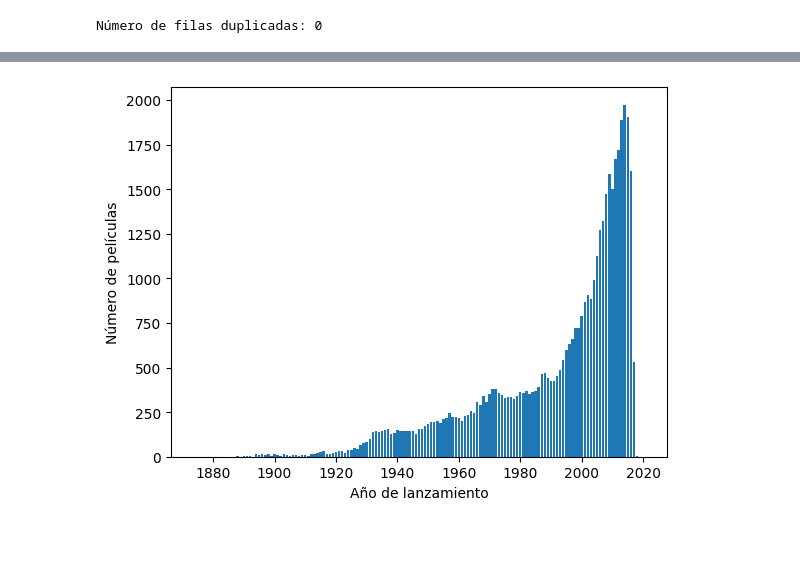
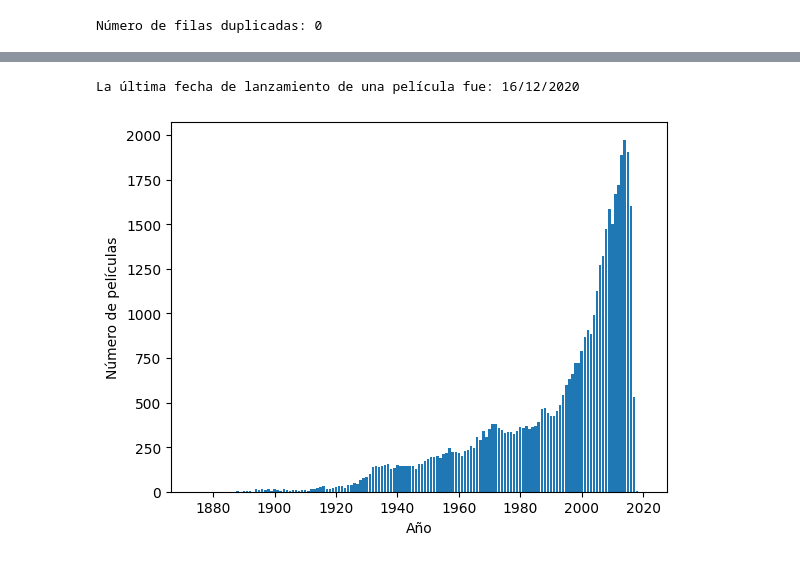
Before and after one commit to CASA27/MLOPs, a Jupyter notebook: eda.ipynb, the cells around one changed output, grey strips where cells are left out. Cells and saved outputs as stored; diff of their text form; code cells hidden in the pictures.

```diff
--- a/eda.ipynb
+++ b/eda.ipynb
@@ -126,0 +80,7 @@ plt.show()
+# %%
+peliculas_anio = data['release_year'].value_counts().sort_index()
+
+plt.plot(peliculas_anio.index, peliculas_anio.values)
+plt.xlabel('Año')
+plt.ylabel('Número de películas')
+plt.show()
@@ -127,12 +89,19 @@ plt.show()
+# %%
+from termcolor import colored
+
+data['release_date'] = pd.to_datetime(data['release_date'])
+data.sort_values('release_date', ascending=False, inplace=True)
+
+ultima_fecha_estreno = data.iloc[0]['release_date']
+print(colored(f'La última fecha de lanzamiento de una película fue: {ultima_fecha_estreno.day}/{ultima_fecha_estreno.month}/{ultima_fecha_estreno.year}', 'green', attrs=['bold']))
+# %% [output]
+La última fecha de lanzamiento de una película fue: 16/12/2020
 # %%
+# Grafica de barras
 
-# Contar el número de películas por año
-movies_by_year = data['release_year'].value_counts().sort_index()
-
-# Crear el gráfico de barras
-plt.bar(movies_by_year.index, movies_by_year.values)
-plt.xlabel('Año de lanzamiento')
+plt.bar(peliculas_anio.index, peliculas_anio.values)
+plt.xlabel('Año')
 plt.ylabel('Número de películas')
 plt.show()
 # %% [output]
-[figure, old version]
+[figure, new version]
```
Also changed, not shown: parts of 30 cells of this notebook, 2 other files.
